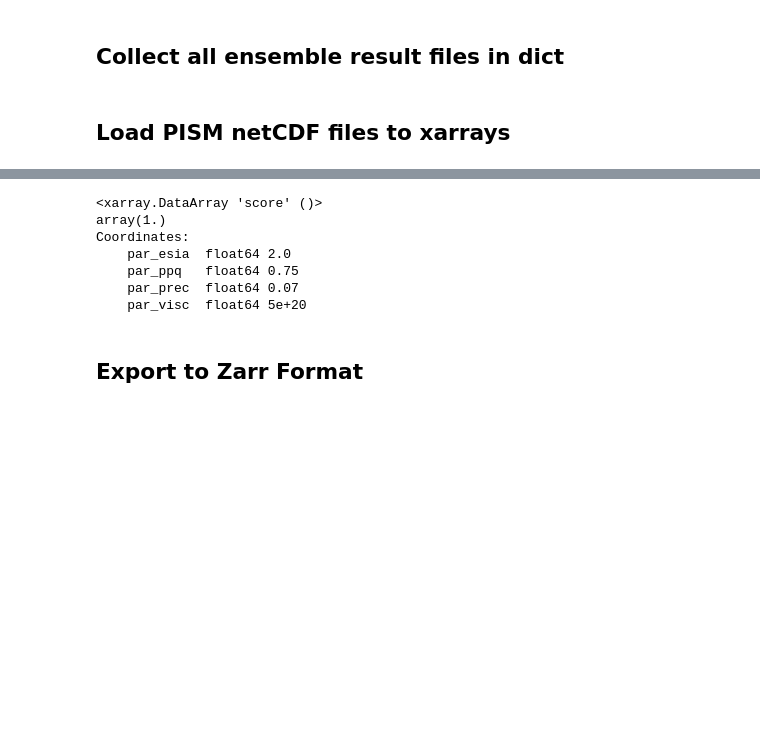
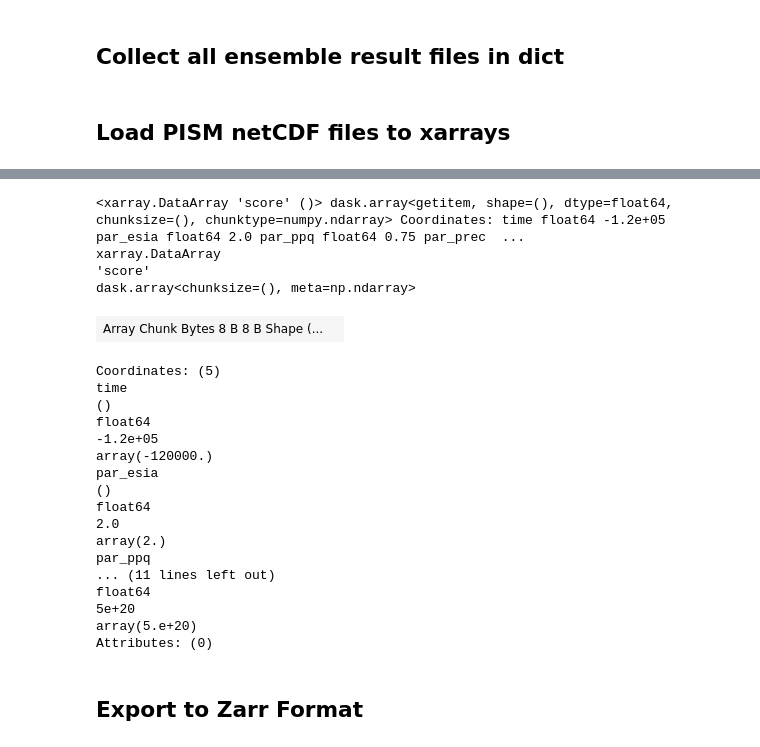
Before and after one commit to ldeo-glaciology/pangeo-pismpaleo, a Jupyter notebook: pism_paleo_nc_to_zarr.ipynb, the cells around one changed output, grey strips where cells are left out. Drawn from its saved outputs; the diff is of its cells as text; code cells hidden in the pictures; blank space fills up the shorter version.

```diff
--- a/pism_paleo_nc_to_zarr.ipynb
+++ b/pism_paleo_nc_to_zarr.ipynb
@@ -111,6 +111,10 @@ trunk = "/p/tmp/albrecht/paleo_ensemble/"
 datapath = trunk+"datapub/model_data/"
 ensembleout = datapath+"aggregated_data/"
 
+datapath = "/p/projects/pism_fesom/pism_paleo_d1/"
+
+
+
 score_names = ["TOTAL","TOTE","TOTI","TOTDH","TOTVEL","TOTGL","TOTUPL","TROUGH","ELEV","EXT"]
 
 xr.show_versions()
@@ -282,16 +303,21 @@ for k, v in tqdm(runs.items(),total=len(runs)):
 # %%
 
 variables={'snapshots':['thk','mask'],
+           'snapshots1ka':['thk','mask','topg','usurf','velbar_mag','dbdt','bmelt'],
            'present':['thk','mask','topg','usurf','velsurf_mag','dbdt'],
            'extra':['mask'],
+           'vels5ka':['u_ssa','v_ssa','velbar_mag'],
            'lgm':['thk','mask','topg','usurf'],
            'timeseries':['slvol','ice_volume_glacierized','time']}
 alldatasets=[]
 
 for mf in tqdm(model_files):
     print(mf)
-    if mf != 'timeseries':
+    if mf == 'snapshots1ka':
+        chunks={'x': 381, 'y': 381, 'time': 26}
+    elif mf != 'timeseries':
         chunks={'x': 381, 'y': 381, 'time': -1}
+        #chunks={'x': 127, 'y': 127, 'time': -1}
     else:
         chunks={'time': -1}
     datasets=[]
@@ -305,14 +331,20 @@ for mf in tqdm(model_files):
                     ds = ds.get(variables[mf])
 
                     # convert to years
-                    ds["time"]=(['time'], ds["time"].time/seconds_per_year)
+                    if mf=='vels5ka':
+                        ds["time"]=(['time'], np.around(ds["time"].time/seconds_per_year, decimals=0))
+                    else:
+                        ds["time"]=(['time'], ds["time"].time/seconds_per_year)
 
                     # add ensemble scores
                     ds["score"]=(['id'],  [ens_scr[str(k)][0]])
 
-                    # add ensemble paramter space, FIXME: Should be done only once
+                    # add ensemble parameter space, FIXME: Should be done only once
                     ds.attrs['parameter_space'] = str(par_space)
                     dataset.append(ds)
+
+                    del ds.attrs['command']
+                    del ds.attrs['history']
 
         concat_time = xr.concat(dataset, dim='time') #,data_vars=list([u'mask',u'thk'])
         datasets.append(concat_time)
@@ -344,3 +395,8 @@ timeseries
+# %%
+#timeseries
+alldatasets[0]=alldatasets[0].chunk(chunks={'time': 125050, 'par_esia': 4, 'par_ppq': 4, 'par_prec': 4, 'par_visc': 4})
+#vels5ka
+#alldatasets[0]=alldatasets[0].chunk(chunks={'x': 127, 'y': 127, 'time': 26, 'par_esia': 4, 'par_ppq': 4, 'par_prec': 4, 'par_visc': 4})
 # %%
 alldatasets
 # %% [output]
@@ -377,14 +448,29 @@ Coordinates:
 # %%
 # This is the reference simulation with score 1, index 165
-alldatasets[0].score.isel(par_esia=1,par_visc=1,par_ppq=2,par_prec=2)
+alldatasets[0].score.isel(par_esia=1,par_visc=1,par_ppq=2,par_prec=2,time=1)
 # %% [output]
-<xarray.DataArray 'score' ()>
-array(1.)
-Coordinates:
-    par_esia  float64 2.0
-    par_ppq   float64 0.75
-    par_prec  float64 0.07
-    par_visc  float64 5e+20
+<xarray.DataArray 'score' ()> dask.array<getitem, shape=(), dtype=float64, chunksize=(), chunktype=numpy.ndarray> Coordinates: time float64 -1.2e+05 par_esia float64 2.0 par_ppq float64 0.75 par_prec  ...
+xarray.DataArray
+'score'
+dask.array<chunksize=(), meta=np.ndarray>
+| Array Chunk Bytes 8 B 8 B Shape (... |  |
+Coordinates: (5)
+time
+()
+float64
+-1.2e+05
+array(-120000.)
+par_esia
+()
+float64
+2.0
+array(2.)
+par_ppq
+... (11 lines left out)
+float64
+5e+20
+array(5.e+20)
+Attributes: (0)
 # %% [markdown]
 <a id='xarraytozarr'></a>
 <h2>Export to Zarr Format</h2>
```
Also changed, not shown: parts of 14 cells of this notebook, 1 other file.
